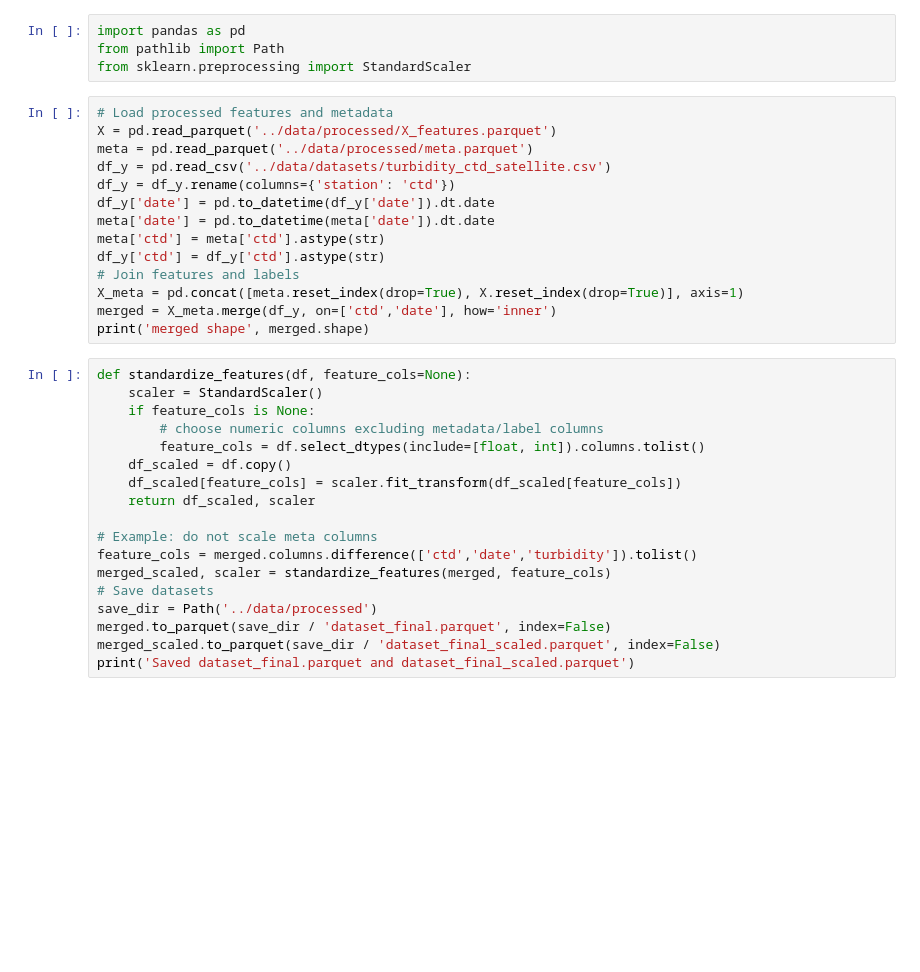
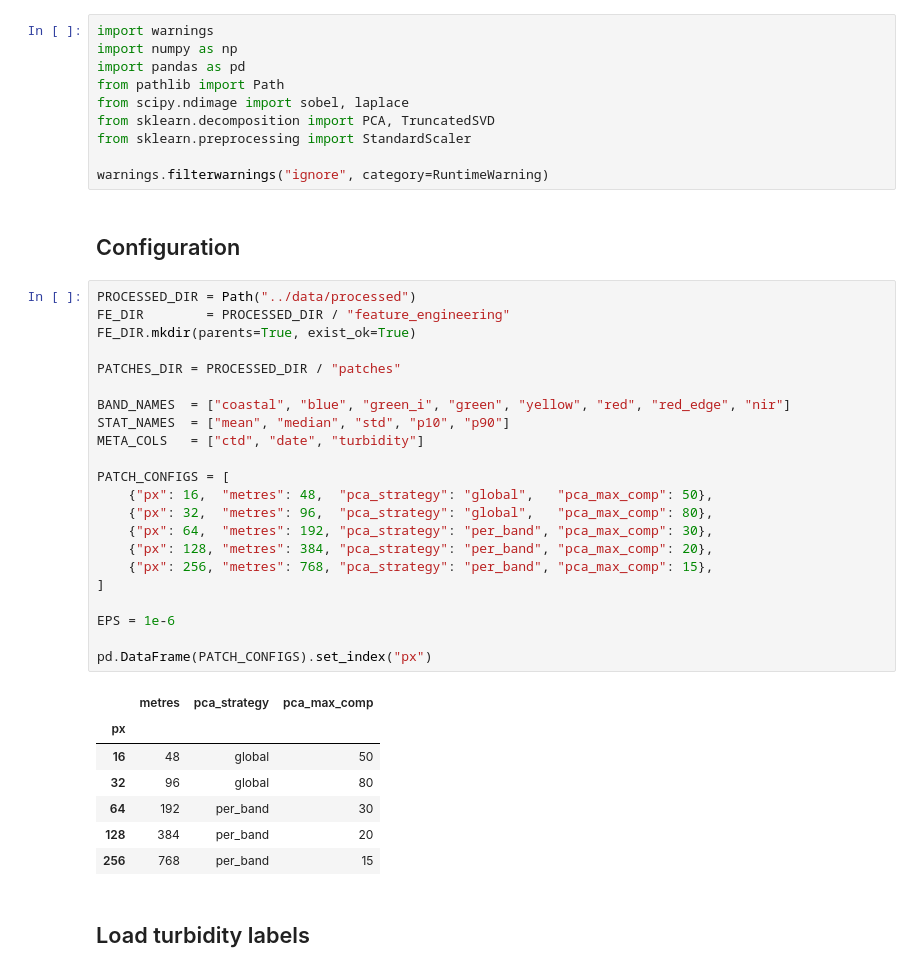
Before and after one commit to adricanovas/turbidity_satellite_estimation, a Jupyter notebook: code/04_feature_engineering.ipynb, the cells around one changed output. Cells and saved outputs as stored; diff of their text form; blank space fills up the shorter version.

```diff
--- a/code/04_feature_engineering.ipynb
+++ b/code/04_feature_engineering.ipynb
@@ -4,36 +27,44 @@ Merge features with turbidity labels and provide scaling utilities.
 # %%
+import warnings
+import numpy as np
 import pandas as pd
 from pathlib import Path
+from scipy.ndimage import sobel, laplace
+from sklearn.decomposition import PCA, TruncatedSVD
 from sklearn.preprocessing import StandardScaler
+
+warnings.filterwarnings("ignore", category=RuntimeWarning)
-# %%
-# Load processed features and metadata
-X = pd.read_parquet('../data/processed/X_features.parquet')
-meta = pd.read_parquet('../data/processed/meta.parquet')
-df_y = pd.read_csv('../data/datasets/turbidity_ctd_satellite.csv')
-df_y = df_y.rename(columns={'station': 'ctd'})
-df_y['date'] = pd.to_datetime(df_y['date']).dt.date
-meta['date'] = pd.to_datetime(meta['date']).dt.date
-meta['ctd'] = meta['ctd'].astype(str)
-df_y['ctd'] = df_y['ctd'].astype(str)
-# Join features and labels
-X_meta = pd.concat([meta.reset_index(drop=True), X.reset_index(drop=True)], axis=1)
-merged = X_meta.merge(df_y, on=['ctd','date'], how='inner')
-print('merged shape', merged.shape)
-# %%
-def standardize_features(df, feature_cols=None):
-    scaler = StandardScaler()
-    if feature_cols is None:
-        # choose numeric columns excluding metadata/label columns
-        feature_cols = df.select_dtypes(include=[float, int]).columns.tolist()
-    df_scaled = df.copy()
-    df_scaled[feature_cols] = scaler.fit_transform(df_scaled[feature_cols])
-    return df_scaled, scaler
-
-# Example: do not scale meta columns
-feature_cols = merged.columns.difference(['ctd','date','turbidity']).tolist()
-merged_scaled, scaler = standardize_features(merged, feature_cols)
-# Save datasets
-save_dir = Path('../data/processed')
-merged.to_parquet(save_dir / 'dataset_final.parquet', index=False)
-merged_scaled.to_parquet(save_dir / 'dataset_final_scaled.parquet', index=False)
-print('Saved dataset_final.parquet and dataset_final_scaled.parquet')
+# %% [markdown]
+## Configuration
+# %%
+PROCESSED_DIR = Path("../data/processed")
+FE_DIR        = PROCESSED_DIR / "feature_engineering"
+FE_DIR.mkdir(parents=True, exist_ok=True)
+
+PATCHES_DIR = PROCESSED_DIR / "patches"
+
+BAND_NAMES  = ["coastal", "blue", "green_i", "green", "yellow", "red", "red_edge", "nir"]
+STAT_NAMES  = ["mean", "median", "std", "p10", "p90"]
+META_COLS   = ["ctd", "date", "turbidity"]
+
+PATCH_CONFIGS = [
+    {"px": 16,  "metres": 48,  "pca_strategy": "global",   "pca_max_comp": 50},
+    {"px": 32,  "metres": 96,  "pca_strategy": "global",   "pca_max_comp": 80},
+    {"px": 64,  "metres": 192, "pca_strategy": "per_band", "pca_max_comp": 30},
+    {"px": 128, "metres": 384, "pca_strategy": "per_band", "pca_max_comp": 20},
+    {"px": 256, "metres": 768, "pca_strategy": "per_band", "pca_max_comp": 15},
+]
+
+EPS = 1e-6
+
+pd.DataFrame(PATCH_CONFIGS).set_index("px")
+# %% [output]
+|  | metres | pca_strategy | pca_max_comp |
+| px |  |  |  |
+| 16 | 48 | global | 50 |
+| 32 | 96 | global | 80 |
+| 64 | 192 | per_band | 30 |
+| 128 | 384 | per_band | 20 |
+| 256 | 768 | per_band | 15 |
+# %% [markdown]
+## Load turbidity labels
```
Also changed, not shown: parts of 28 cells of this notebook, 3 other files.
